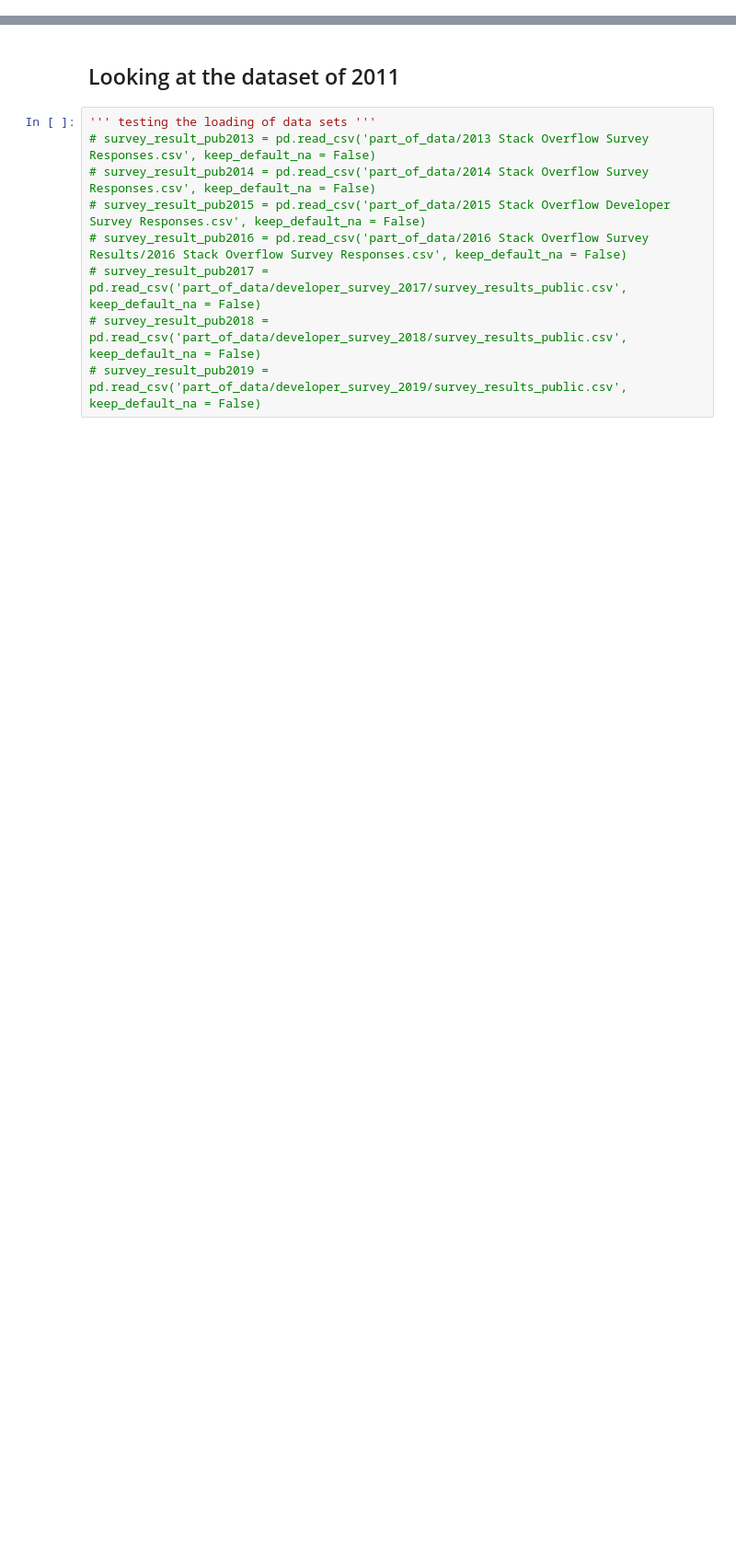
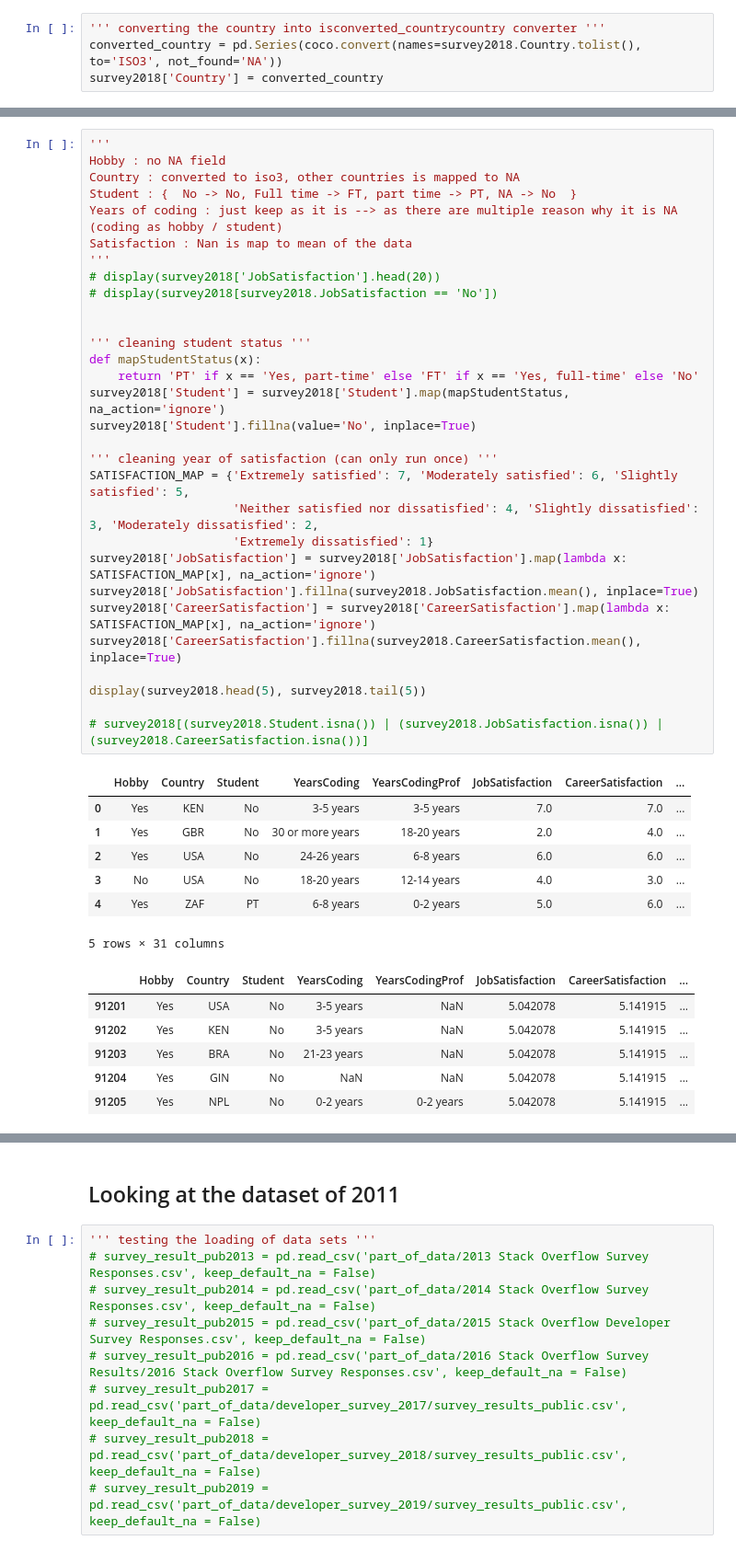
Before and after one commit to dinotuku/SOSN, a Jupyter notebook: testing.ipynb, the cells around one changed output, grey strips where cells are left out. Shown at 92% size. Saved outputs shown, nothing was run; the diff lists cells and outputs as text; blank space fills up the shorter version.

Commit message:
feat: half cleaned user survey 2018 and saved to pickle

```diff
--- a/testing.ipynb
+++ b/testing.ipynb
@@ -12,0 +46,4 @@ survey_result_pub2018 = pd.read_csv('part_of_data/developer_survey_2018/survey_r
+# %%
+''' converting the country into isconverted_countrycountry converter '''
+converted_country = pd.Series(coco.convert(names=survey2018.Country.tolist(), to='ISO3', not_found='NA'))
+survey2018['Country'] = converted_country
@@ -12,0 +68,44 @@ survey_result_pub2018 = pd.read_csv('part_of_data/developer_survey_2018/survey_r
+# %%
+'''
+Hobby : no NA field
+Country : converted to iso3, other countries is mapped to NA
+Student : {  No -> No, Full time -> FT, part time -> PT, NA -> No  }
+Years of coding : just keep as it is --> as there are multiple reason why it is NA (coding as hobby / student)
+Satisfaction : Nan is map to mean of the data
+'''
+# display(survey2018['JobSatisfaction'].head(20))
+# display(survey2018[survey2018.JobSatisfaction == 'No'])
+
+
+''' cleaning student status '''
+def mapStudentStatus(x):
+    return 'PT' if x == 'Yes, part-time' else 'FT' if x == 'Yes, full-time' else 'No'
+survey2018['Student'] = survey2018['Student'].map(mapStudentStatus, na_action='ignore')
+survey2018['Student'].fillna(value='No', inplace=True)
+
+''' cleaning year of satisfaction (can only run once) '''
+SATISFACTION_MAP = {'Extremely satisfied': 7, 'Moderately satisfied': 6, 'Slightly satisfied': 5,
+                    'Neither satisfied nor dissatisfied': 4, 'Slightly dissatisfied': 3, 'Moderately dissatisfied': 2,
+                    'Extremely dissatisfied': 1}
+survey2018['JobSatisfaction'] = survey2018['JobSatisfaction'].map(lambda x: SATISFACTION_MAP[x], na_action='ignore')
+survey2018['JobSatisfaction'].fillna(survey2018.JobSatisfaction.mean(), inplace=True)
+survey2018['CareerSatisfaction'] = survey2018['CareerSatisfaction'].map(lambda x: SATISFACTION_MAP[x], na_action='ignore')
+survey2018['CareerSatisfaction'].fillna(survey2018.CareerSatisfaction.mean(), inplace=True)
+
+display(survey2018.head(5), survey2018.tail(5))
+
+# survey2018[(survey2018.Student.isna()) | (survey2018.JobSatisfaction.isna()) | (survey2018.CareerSatisfaction.isna())]
+# %% [output]
+|  | Hobby | Country | Student | YearsCoding | YearsCodingProf | JobSatisfaction | CareerSatisfaction | ... |
+| 0 | Yes | KEN | No | 3-5 years | 3-5 years | 7.0 | 7.0 | ... |
+| 1 | Yes | GBR | No | 30 or more years | 18-20 years | 2.0 | 4.0 | ... |
+| 2 | Yes | USA | No | 24-26 years | 6-8 years | 6.0 | 6.0 | ... |
+| 3 | No | USA | No | 18-20 years | 12-14 years | 4.0 | 3.0 | ... |
+| 4 | Yes | ZAF | PT | 6-8 years | 0-2 years | 5.0 | 6.0 | ... |
+5 rows × 31 columns
+|  | Hobby | Country | Student | YearsCoding | YearsCodingProf | JobSatisfaction | CareerSatisfaction | ... |
+| 91201 | Yes | USA | No | 3-5 years | NaN | 5.042078 | 5.141915 | ... |
+| 91202 | Yes | KEN | No | 3-5 years | NaN | 5.042078 | 5.141915 | ... |
+| 91203 | Yes | BRA | No | 21-23 years | NaN | 5.042078 | 5.141915 | ... |
+| 91204 | Yes | GIN | No | NaN | NaN | 5.042078 | 5.141915 | ... |
+| 91205 | Yes | NPL | No | 0-2 years | 0-2 years | 5.042078 | 5.141915 | ... |
```
Also changed, not shown: parts of 20 cells of this notebook, 1 other file.
